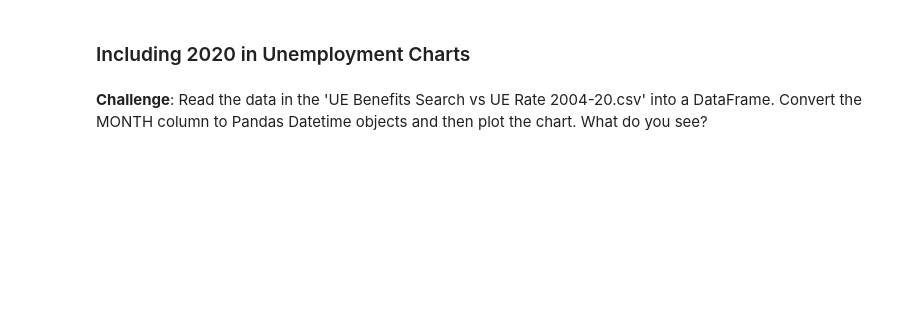
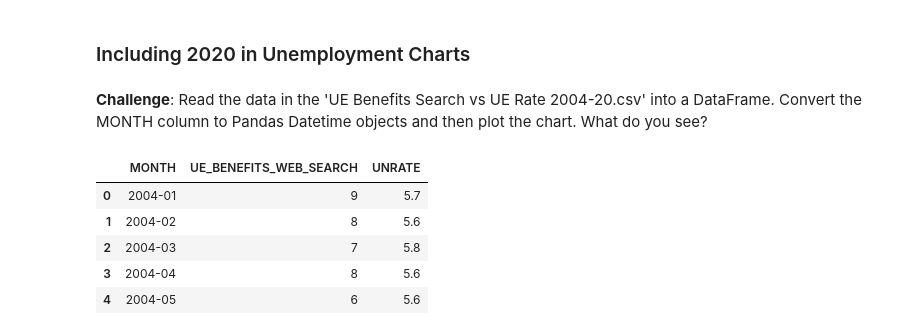
Before and after one commit to jhoeljp/Data-Analytics, a Jupyter notebook: Other/Google_Trends/Google_Trends_Analysis.ipynb, the cells around one changed output. Cells and saved outputs as stored; diff of their text form; code cells hidden in the pictures; blank space fills up the shorter version.

```diff
--- a/Other/Google_Trends/Google_Trends_Analysis.ipynb
+++ b/Other/Google_Trends/Google_Trends_Analysis.ipynb
@@ -397,3 +431,13 @@ plt.show()
 ### Including 2020 in Unemployment Charts
 # %% [markdown]
 **Challenge**: Read the data in the 'UE Benefits Search vs UE Rate 2004-20.csv' into a DataFrame. Convert the MONTH column to Pandas Datetime objects and then plot the chart. What do you see?
+# %%
+data_ue = pd.read_csv('UE Benefits Search vs UE Rate 2004-20.csv')
+data_ue.head()
+# %% [output]
+|  | MONTH | UE_BENEFITS_WEB_SEARCH | UNRATE |
+| 0 | 2004-01 | 9 | 5.7 |
+| 1 | 2004-02 | 8 | 5.6 |
+| 2 | 2004-03 | 7 | 5.8 |
+| 3 | 2004-04 | 8 | 5.6 |
+| 4 | 2004-05 | 6 | 5.6 |
```
Also changed, not shown: parts of 4 cells of this notebook.
